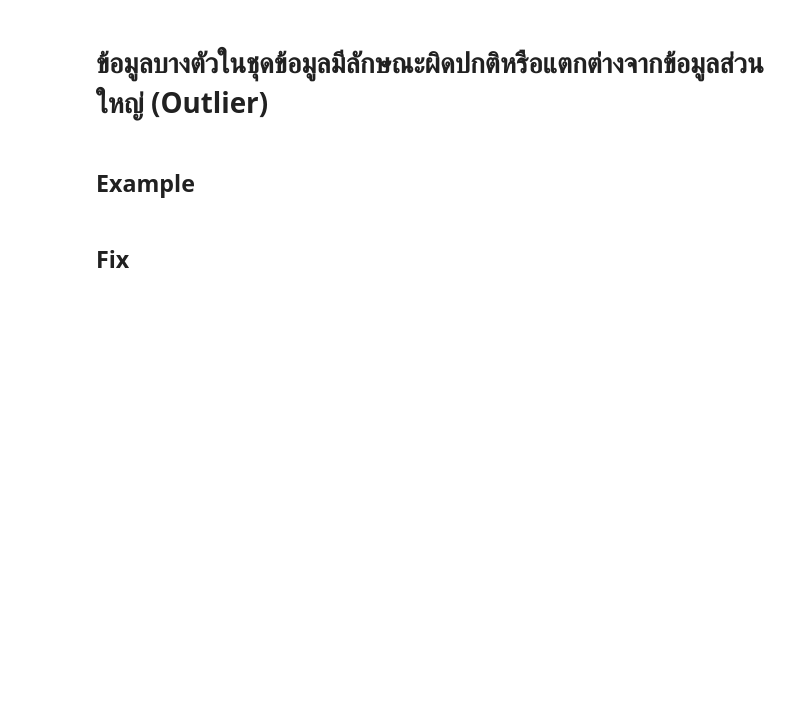
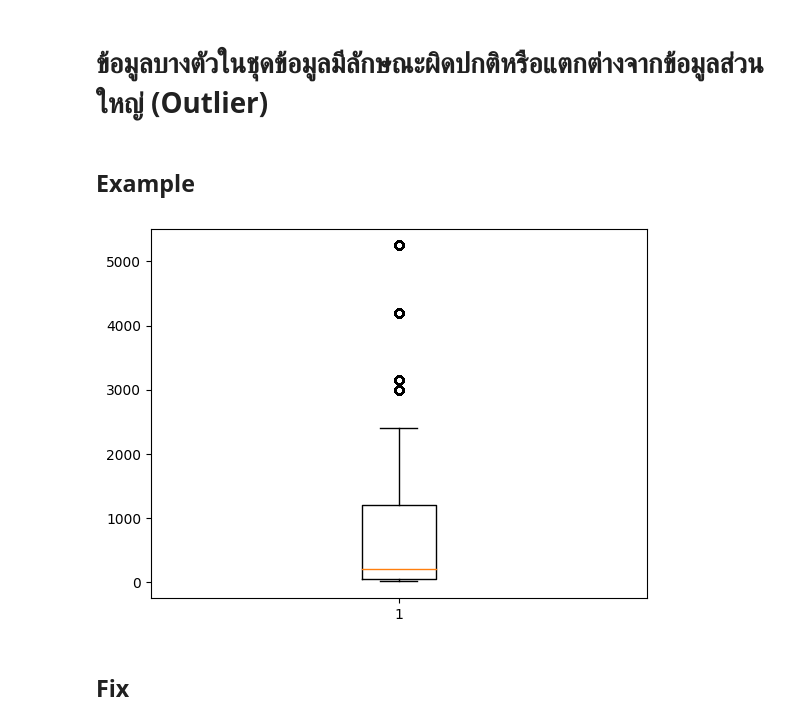
Before and after one commit to kwansawanth/BSC_DPDM23, a Jupyter notebook: Data_Preprocessing.ipynb, the cells around one changed output. Drawn from its saved outputs; the diff is of its cells as text; code cells hidden in the pictures; blank space fills up the shorter version.

```diff
--- a/Data_Preprocessing.ipynb
+++ b/Data_Preprocessing.ipynb
@@ -280,4 +328,8 @@ new_shopping_data[new_shopping_data['shopping_mall']=='Metrocity']['price'].mean
 # %% [markdown]
 ## Example
+# %%
+plt.boxplot(shopping_data['price']);
+# %% [output]
+[figure, added]
 # %% [markdown]
 ## Fix
```
Also changed, not shown: parts of 61 cells of this notebook.
